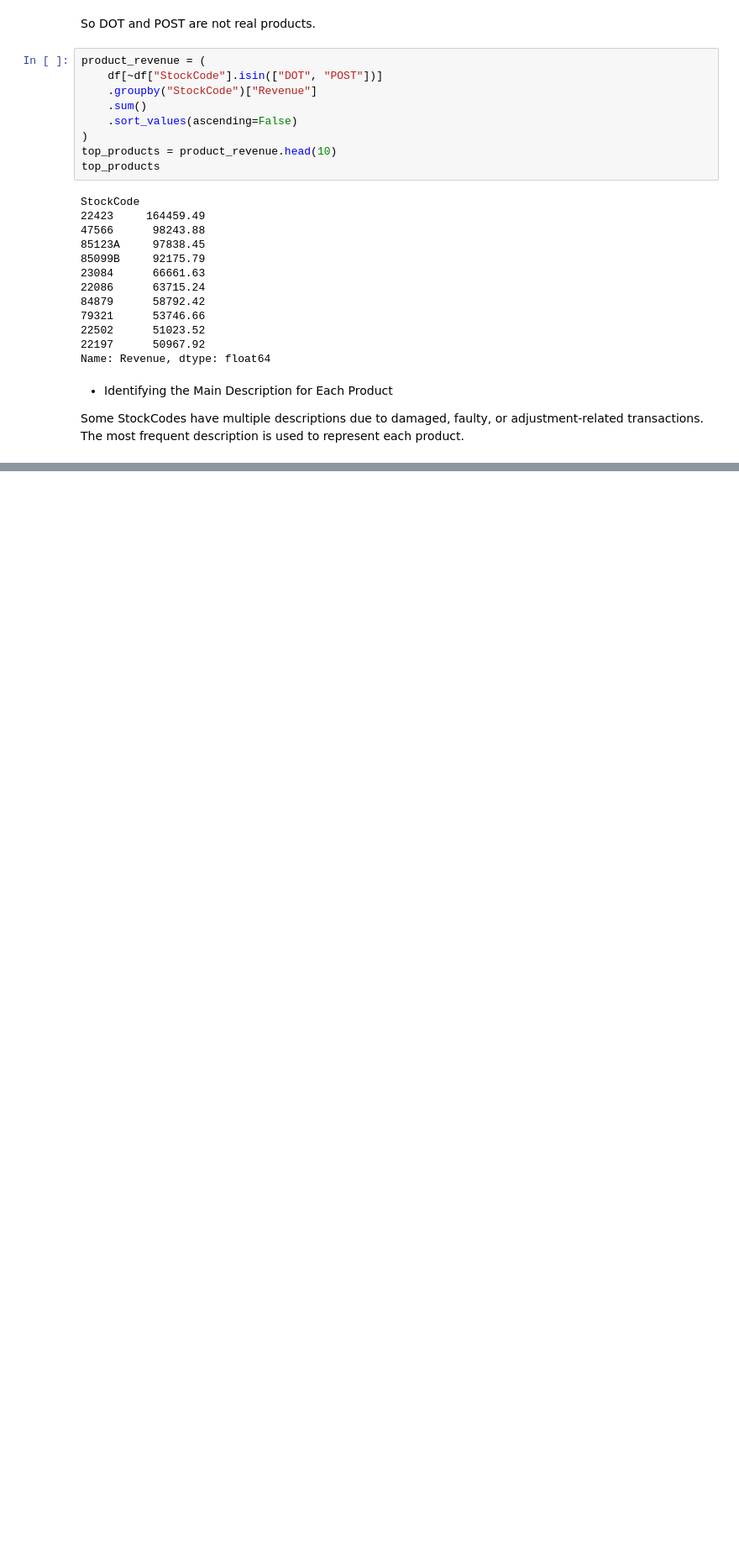
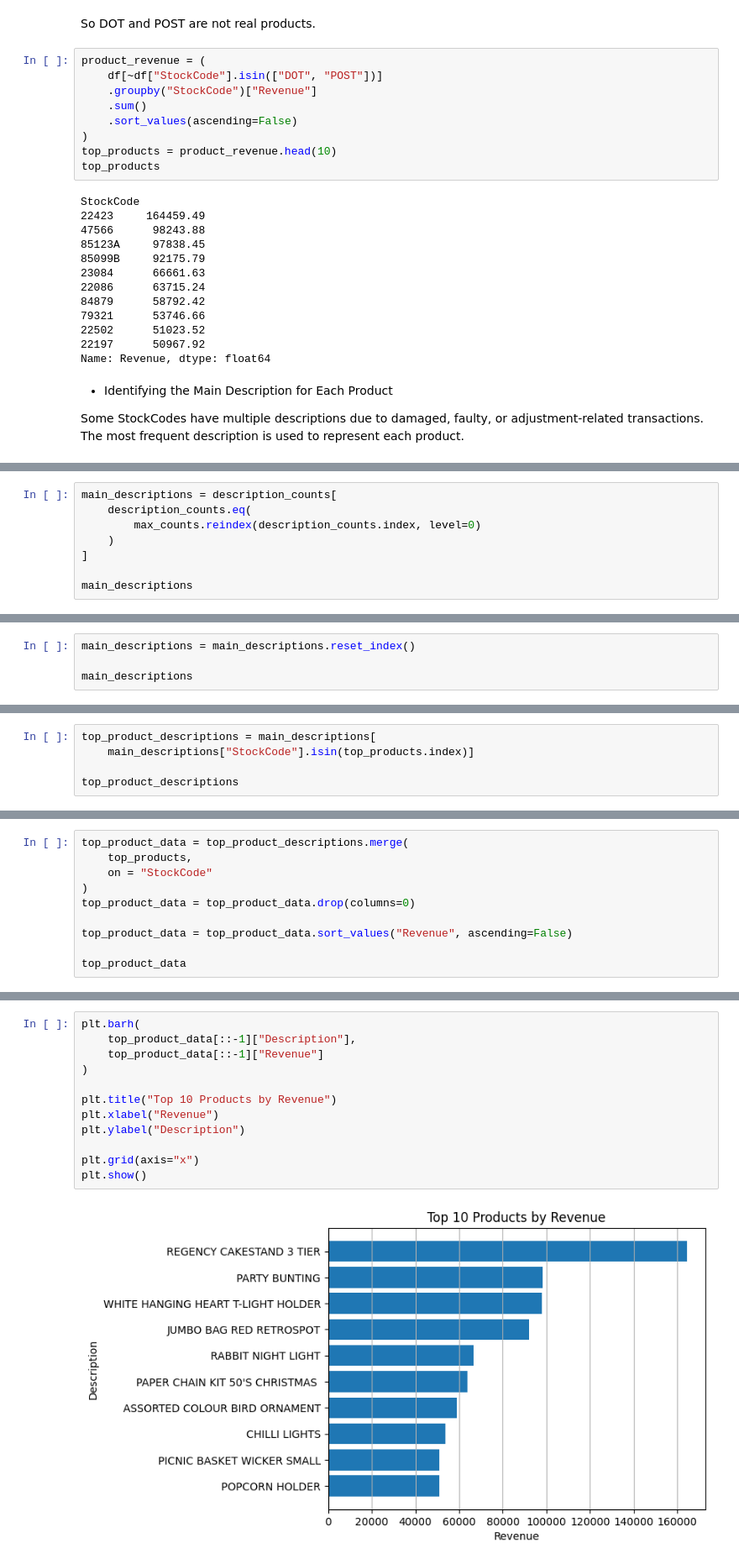
Before and after one commit to aylinshojazade/online-retail-analysis, a Jupyter notebook: analysis.ipynb, the cells around one changed output, grey strips where cells are left out. Shown at 84% size. Cells and saved outputs as stored; diff of their text form; blank space fills up the shorter version.

Commit message:
Complete EDA and initial visualizations

```diff
--- a/analysis.ipynb
+++ b/analysis.ipynb
@@ -760,0 +782,8 @@ Length: 4792, dtype: int64
+# %%
+main_descriptions = description_counts[
+    description_counts.eq(
+        max_counts.reindex(description_counts.index, level=0)
+    )
+]
+
+main_descriptions
@@ -760,0 +806,4 @@ Length: 4792, dtype: int64
+# %%
+main_descriptions = main_descriptions.reset_index()
+
+main_descriptions
@@ -760,0 +824,5 @@ Length: 4792, dtype: int64
+# %%
+top_product_descriptions = main_descriptions[
+    main_descriptions["StockCode"].isin(top_products.index)]
+
+top_product_descriptions
@@ -760,0 +843,10 @@ Length: 4792, dtype: int64
+# %%
+top_product_data = top_product_descriptions.merge(
+    top_products,
+    on = "StockCode"
+)
+top_product_data = top_product_data.drop(columns=0)
+
+top_product_data = top_product_data.sort_values("Revenue", ascending=False)
+
+top_product_data
@@ -760,0 +867,14 @@ Length: 4792, dtype: int64
+# %%
+plt.barh(
+    top_product_data[::-1]["Description"],
+    top_product_data[::-1]["Revenue"]
+)
+
+plt.title("Top 10 Products by Revenue")
+plt.xlabel("Revenue")
+plt.ylabel("Description")
+
+plt.grid(axis="x")
+plt.show()
+# %% [output]
+[figure, added]
```
Also changed, not shown: parts of 10 cells of this notebook.
